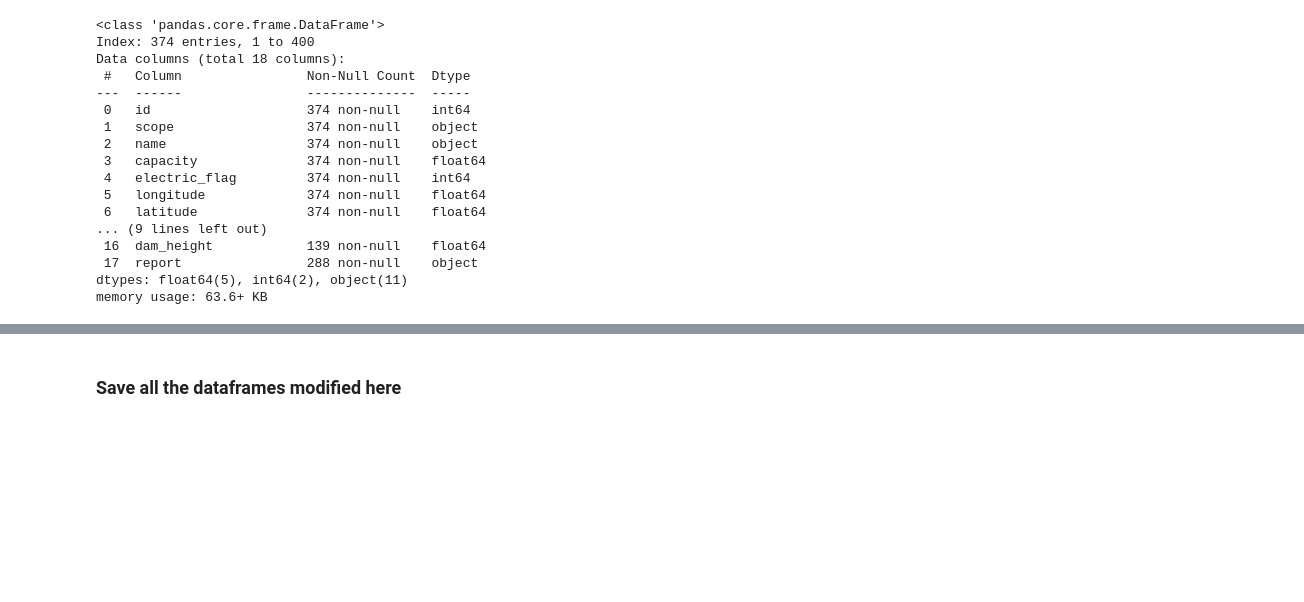
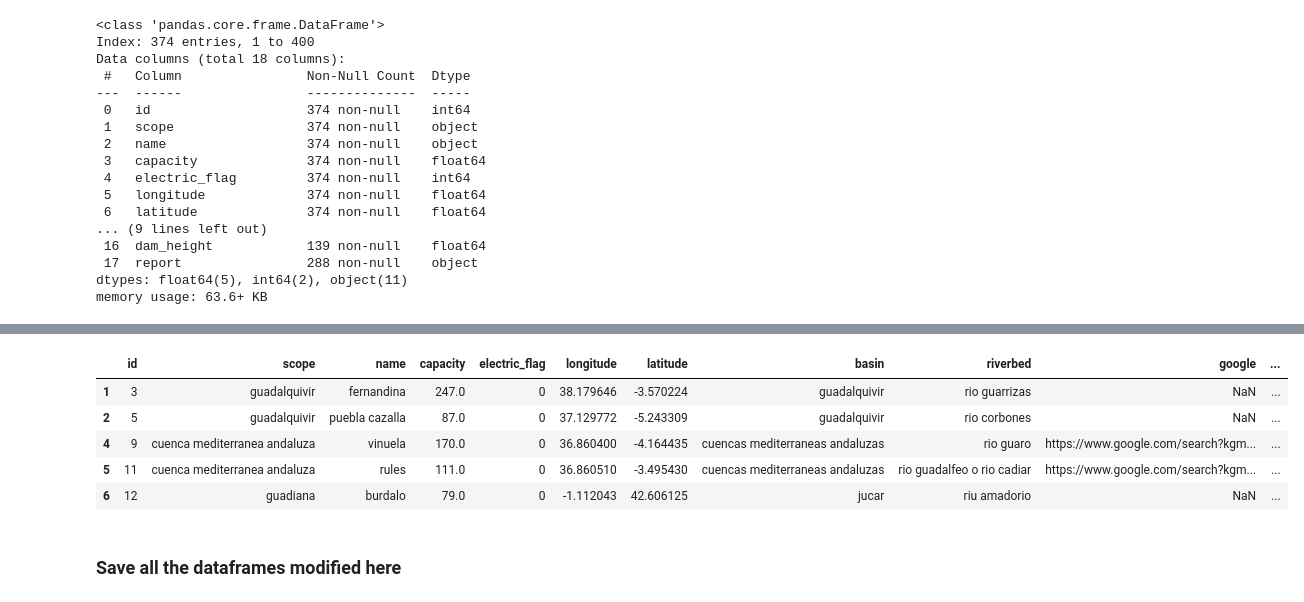
Before and after one commit to ivanver02/reservoir-data-platform, a Jupyter notebook: notebooks/data_cleaning/merges.ipynb, the cells around one changed output, grey strips where cells are left out. Saved outputs shown, nothing was run; the diff lists cells and outputs as text; code cells hidden in the pictures; blank space fills up the shorter version.

```diff
--- a/notebooks/data_cleaning/merges.ipynb
+++ b/notebooks/data_cleaning/merges.ipynb
@@ -535,0 +573,2 @@ memory usage: 63.6+ KB
+# %%
+names_series = reservoirs_merged[['name', 'real_name']]
@@ -535,0 +607,8 @@ memory usage: 63.6+ KB
+# %%
+df = definitive.copy()
+stopwords = ['Embalse de la ', 'Embalse del ', 'Embalse de ', 'Embalse ', 'Embassament de la ', 'Embassament de ','Pantano del ', 'Pantano de ', 'Pantano ', 'Presa del ', 'Presa de ', 'Presa das ','Presa ', 'Municipio del ', 'Municipio de ', 'Municipio ', 'Lago del ', 'Lago de ', 'Lago ', 'Camino del ', 'Camino de ', 'Camino ', 'Club Náutico ','Encoro del ', 'Encoro de ', 'Encoro ', 'Carretera del ', 'Carretera de ', 'Bassa de ', 'Estrada dos ', 'Calle ', 'Represa del ', 'toma del ', 'embalse de ', 'Iglesia de ', 'Laguna de ', 'presa de ', 'Pantà de ']
+for index, name in df.iterrows():
+    for stopword in stopwords:
+        if stopword in name['real_name']:
+            df.at[index, 'real_name'] = df['real_name'].str.split(stopword).str[-1].values[index]
+            break
@@ -535,0 +635,9 @@ memory usage: 63.6+ KB
+# %%
+df.loc[164, 'real_name'] = 'Pico de Urdiceto'
+df.loc[300, 'real_name'] = 'Gasset'
+df.loc[202, 'real_name'] = 'Canal del Taibilla'
+df.loc[234, 'real_name'] = 'La Cierva'
+df.loc[258, 'real_name'] = 'La Toba'
+df.loc[291, 'real_name'] = 'Llosa de Cavall'
+df.loc[319, 'real_name'] = 'Las Yeguas'
+df.loc[326, 'real_name'] = 'Juan Benet'
@@ -536,3 +668,13 @@ memory usage: 63.6+ KB
+# %%
+reservoirs_merged['real_name'] = reservoirs_merged['name'].map(df.set_index('name')['real_name'])
+reservoirs_merged.head()
+# %% [output]
+|  | id | scope | name | capacity | electric_flag | longitude | latitude | basin | riverbed | google | ... |
+| 1 | 3 | guadalquivir | fernandina | 247.0 | 0 | 38.179646 | -3.570224 | guadalquivir | rio guarrizas | NaN | ... |
+| 2 | 5 | guadalquivir | puebla cazalla | 87.0 | 0 | 37.129772 | -5.243309 | guadalquivir | rio corbones | NaN | ... |
+| 4 | 9 | cuenca mediterranea andaluza | vinuela | 170.0 | 0 | 36.860400 | -4.164435 | cuencas mediterraneas andaluzas | rio guaro | https://www.google.com/search?kgm... | ... |
+| 5 | 11 | cuenca mediterranea andaluza | rules | 111.0 | 0 | 36.860510 | -3.495430 | cuencas mediterraneas andaluzas | rio guadalfeo o rio cadiar | https://www.google.com/search?kgm... | ... |
+| 6 | 12 | guadiana | burdalo | 79.0 | 0 | -1.112043 | 42.606125 | jucar | riu amadorio | NaN | ... |
 # %% [markdown]
 ### Save all the dataframes modified here
 # %%
```
Also changed, not shown: parts of 14 cells of this notebook, 2 other files.
